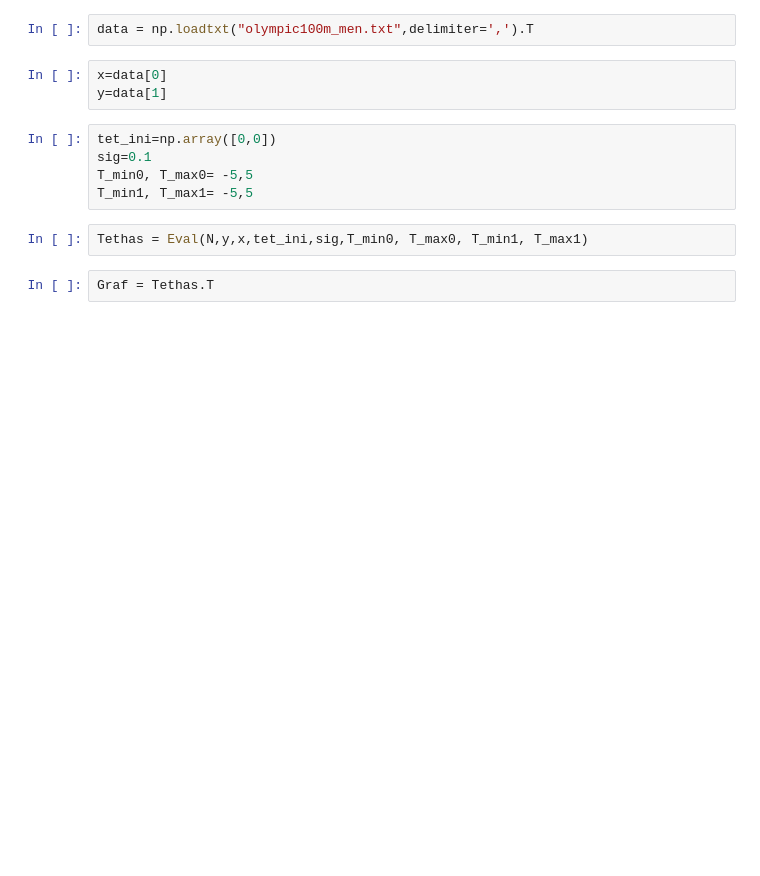
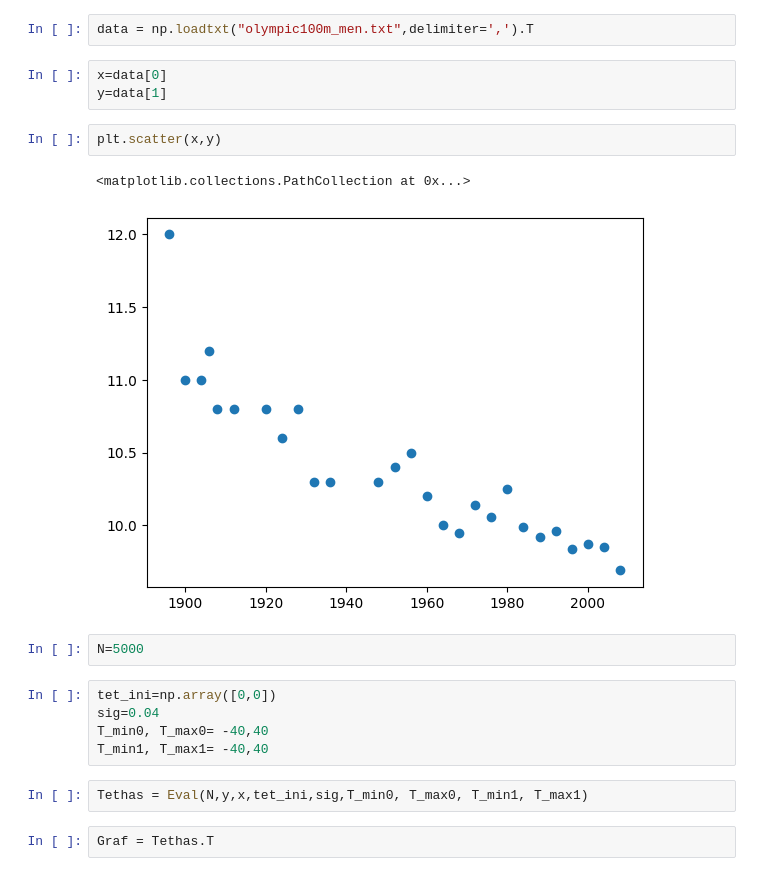
Before and after one commit to DCI-alxogm/ml2023-David-Nicolas364, a Jupyter notebook: Sep30/Ejercicio_30.ipynb, the cells around one changed output. Saved outputs shown, nothing was run; the diff lists cells and outputs as text; blank space fills up the shorter version.

```diff
--- a/Sep30/Ejercicio_30.ipynb
+++ b/Sep30/Ejercicio_30.ipynb
@@ -60,11 +59,18 @@ data = np.loadtxt("olympic100m_men.txt",delimiter=',').T
 # %%
 x=data[0]
 y=data[1]
+# %%
+plt.scatter(x,y)
+# %% [output]
+<matplotlib.collections.PathCollection at 0x...>
+[figure, added]
+# %%
+N=5000
 # %%
 tet_ini=np.array([0,0])
-sig=0.1
-T_min0, T_max0= -5,5
-T_min1, T_max1= -5,5
+sig=0.04
+T_min0, T_max0= -40,40
+T_min1, T_max1= -40,40
 # %%
 Tethas = Eval(N,y,x,tet_ini,sig,T_min0, T_max0, T_min1, T_max1)
 # %%
```
Also changed, not shown: parts of 9 cells of this notebook.
